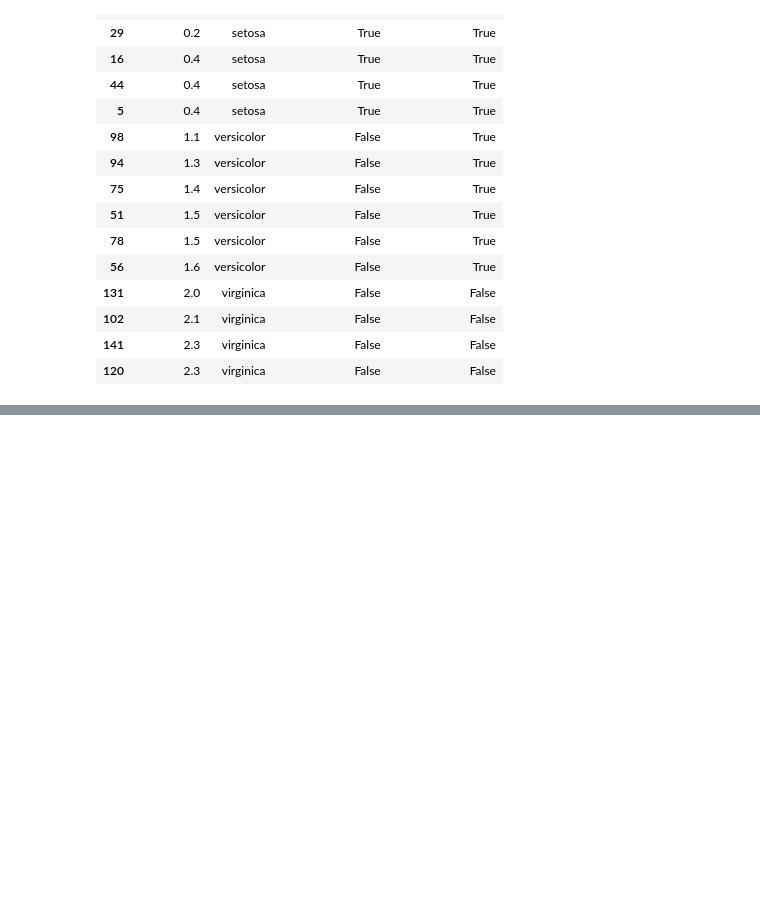
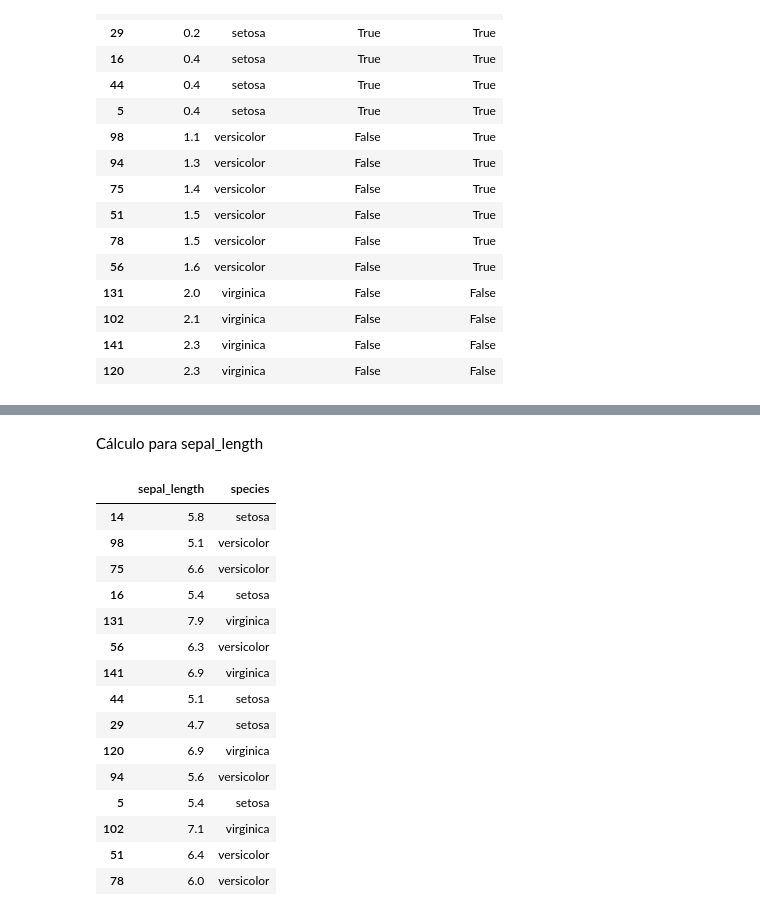
Before and after one commit to Jeferson0101/DataScience, a Jupyter notebook: dm/exercicioSplitPoint.ipynb, the cells around one changed output, grey strips where cells are left out. Saved outputs shown, nothing was run; the diff lists cells and outputs as text; code cells hidden in the pictures; blank space fills up the shorter version.

```diff
--- a/dm/exercicioSplitPoint.ipynb
+++ b/dm/exercicioSplitPoint.ipynb
@@ -106,0 +127,22 @@ df_iris15t.sort_values(by='petal_width')
+# %% [markdown]
+Cálculo para sepal_length
+# %%
+df_iris15t = df_iris15[['sepal_length', 'species']]
+df_iris15t
+# %% [output]
+|  | sepal_length | species |
+| 14 | 5.8 | setosa |
+| 98 | 5.1 | versicolor |
+| 75 | 6.6 | versicolor |
+| 16 | 5.4 | setosa |
+| 131 | 7.9 | virginica |
+| 56 | 6.3 | versicolor |
+| 141 | 6.9 | virginica |
+| 44 | 5.1 | setosa |
+| 29 | 4.7 | setosa |
+| 120 | 6.9 | virginica |
+| 94 | 5.6 | versicolor |
+| 5 | 5.4 | setosa |
+| 102 | 7.1 | virginica |
+| 51 | 6.4 | versicolor |
+| 78 | 6.0 | versicolor |
```
Also changed, not shown: parts of 13 cells of this notebook.
